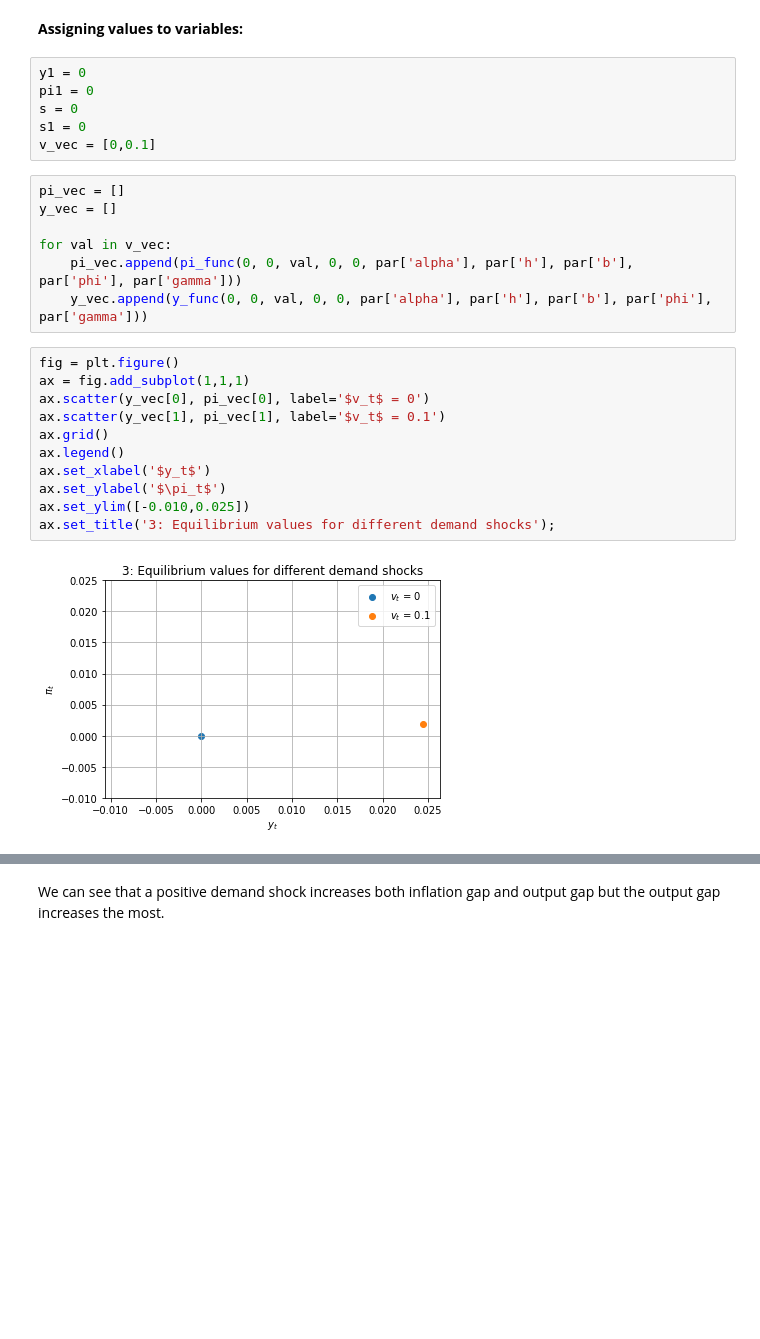
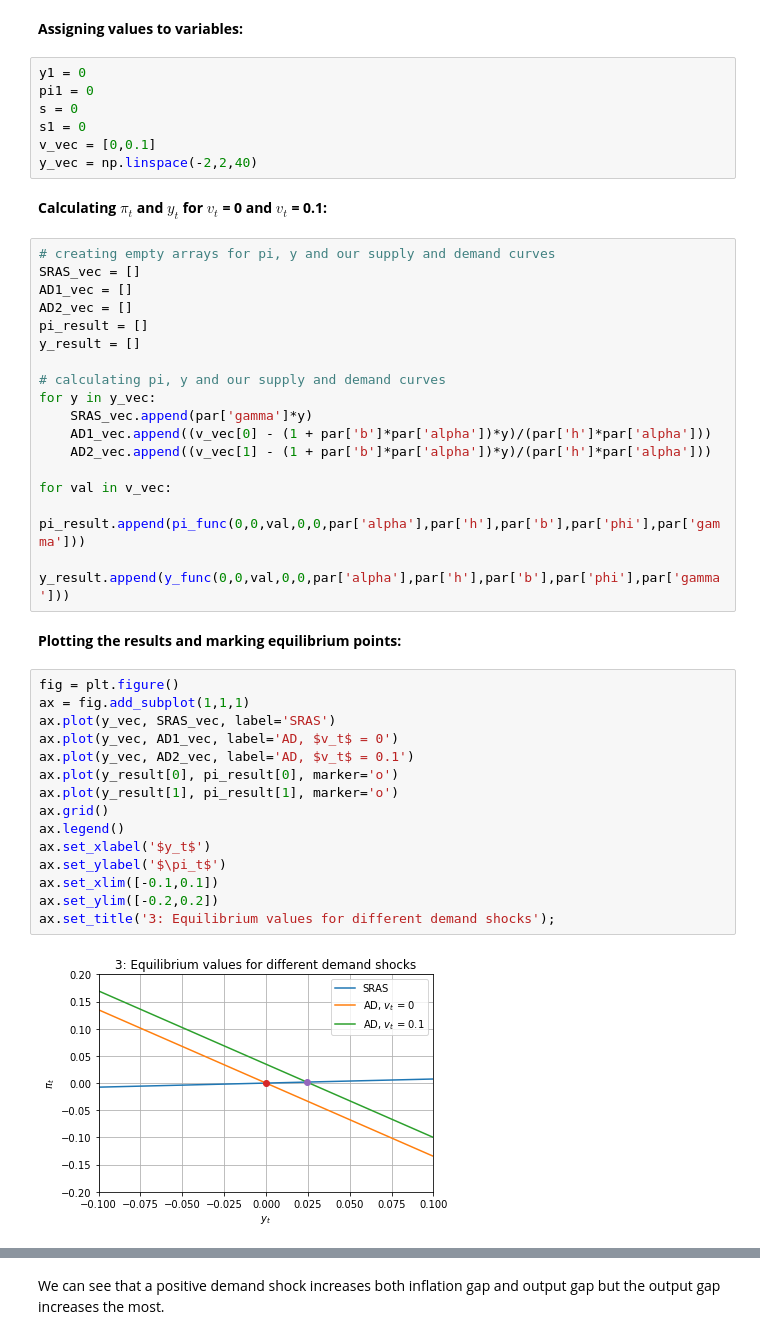
Before and after one commit to NumEconCopenhagen/projects-2019-tm-and-mp, a Jupyter notebook: examproject/examproject.ipynb, the cells around one changed output, grey strips where cells are left out. Drawn from its saved outputs; the diff is of its cells as text; blank space fills up the shorter version.

```diff
--- a/examproject/examproject.ipynb
+++ b/examproject/examproject.ipynb
@@ -306,24 +307,43 @@ pi1 = 0
 s = 0
 s1 = 0
 v_vec = [0,0.1]
+y_vec = np.linspace(-2,2,40)
+# %% [markdown]
+**Calculating $\pi_t$ and $y_t$ for $v_t$ = 0 and $v_t$ = 0.1:**
 # %%
-pi_vec = []
-y_vec = []
+# creating empty arrays for pi, y and our supply and demand curves
+SRAS_vec = []
+AD1_vec = []
+AD2_vec = []
+pi_result = []
+y_result = []
+
+# calculating pi, y and our supply and demand curves
+for y in y_vec:
+    SRAS_vec.append(par['gamma']*y)
+    AD1_vec.append((v_vec[0] - (1 + par['b']*par['alpha'])*y)/(par['h']*par['alpha']))
+    AD2_vec.append((v_vec[1] - (1 + par['b']*par['alpha'])*y)/(par['h']*par['alpha']))
 
 for val in v_vec:
-    pi_vec.append(pi_func(0, 0, val, 0, 0, par['alpha'], par['h'], par['b'], par['phi'], par['gamma']))
-    y_vec.append(y_func(0, 0, val, 0, 0, par['alpha'], par['h'], par['b'], par['phi'], par['gamma']))
+    pi_result.append(pi_func(0,0,val,0,0,par['alpha'],par['h'],par['b'],par['phi'],par['gamma']))
+    y_result.append(y_func(0,0,val,0,0,par['alpha'],par['h'],par['b'],par['phi'],par['gamma']))
+# %% [markdown]
+**Plotting the results and marking equilibrium points:**
 # %%
 fig = plt.figure()
 ax = fig.add_subplot(1,1,1)
-ax.scatter(y_vec[0], pi_vec[0], label='$v_t$ = 0')
-ax.scatter(y_vec[1], pi_vec[1], label='$v_t$ = 0.1')
+ax.plot(y_vec, SRAS_vec, label='SRAS')
+ax.plot(y_vec, AD1_vec, label='AD, $v_t$ = 0')
+ax.plot(y_vec, AD2_vec, label='AD, $v_t$ = 0.1')
+ax.plot(y_result[0], pi_result[0], marker='o')
+ax.plot(y_result[1], pi_result[1], marker='o')
 ax.grid()
 ax.legend()
 ax.set_xlabel('$y_t$')
 ax.set_ylabel('$\pi_t$')
-ax.set_ylim([-0.010,0.025])
+ax.set_xlim([-0.1,0.1])
+ax.set_ylim([-0.2,0.2])
 ax.set_title('3: Equilibrium values for different demand shocks');
 # %% [output]
-[figure, old version]
+[figure, new version]
 # %%
```
Also changed, not shown: parts of 50 cells of this notebook, 1 other file.
